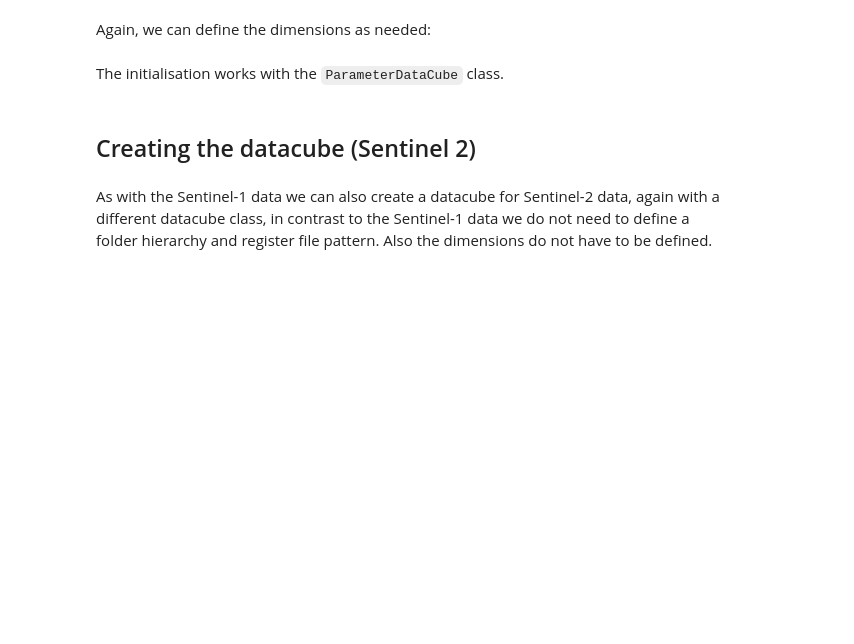
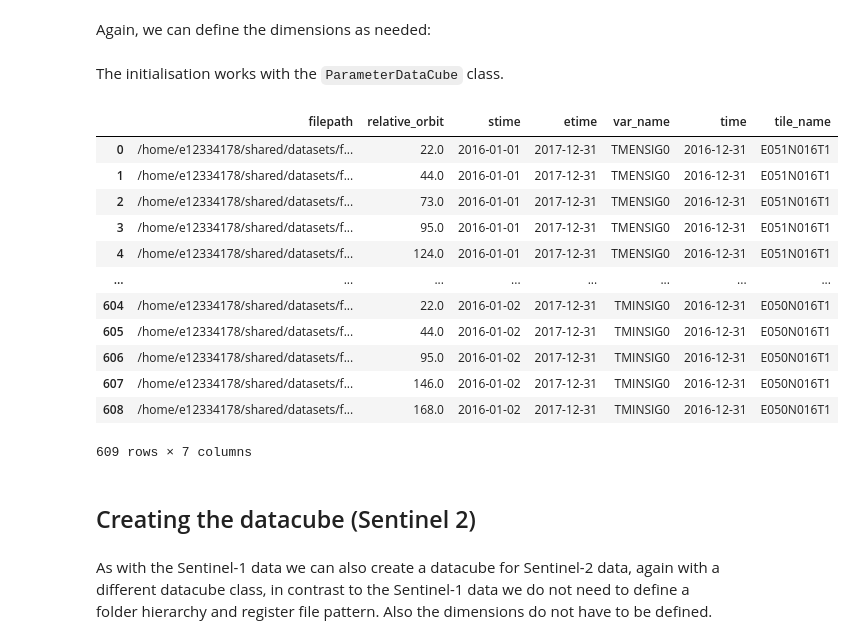
Before and after one commit to nfb2021/mwrs23, a Jupyter notebook: code_chunks_MW_RS.ipynb, the cells around one changed output. Cells and saved outputs as stored; diff of their text form; code cells hidden in the pictures; blank space fills up the shorter version.

Commit message:
data processing pipeline almost established

```diff
--- a/code_chunks_MW_RS.ipynb
+++ b/code_chunks_MW_RS.ipynb
@@ -99,7 +123,9 @@ dc_sig0.inventory
 To create a datacube for the parameter data we have to use a different datacube class. The parameter data can be manage in the same way as SIG0 backscatter data, but it is averaged data per Orbit.
 # %%
 rootpath_params = gen_path + f'sentinel1/parameters/EU010M'
-dir_tree_params = build_smarttree(rootpath_params, folder_hierarchy, register_file_pattern="^[^Q].*.tif")
+dir_tree_params = build_smarttree(rootpath_params,
+                                  folder_hierarchy,
+                                  register_file_pattern="^[^Q].*.tif")
 filepaths_params = dir_tree_params.file_register
 # %% [markdown]
 Again, we can define the dimensions as needed:
@@ -108,8 +134,25 @@ dimensions_params = ["relative_orbit", "tile"]
 # %% [markdown]
 The initialisation works with the `ParameterDataCube` class.
 # %%
-dc_params = ParameterDataCube(filepaths=filepaths_params, dimensions=dimensions_params, filename_class=SgrtFilename, sres=500)
+dc_params = ParameterDataCube(filepaths=filepaths_params,
+                              dimensions=dimensions_params,
+                              filename_class=SgrtFilename,
+                              sres=500)
 dc_params.inventory
+# %% [output]
+|  | filepath | relative_orbit | stime | etime | var_name | time | tile_name |
+| 0 | /home/e12334178/shared/datasets/f... | 22.0 | 2016-01-01 | 2017-12-31 | TMENSIG0 | 2016-12-31 | E051N016T1 |
+| 1 | /home/e12334178/shared/datasets/f... | 44.0 | 2016-01-01 | 2017-12-31 | TMENSIG0 | 2016-12-31 | E051N016T1 |
+| 2 | /home/e12334178/shared/datasets/f... | 73.0 | 2016-01-01 | 2017-12-31 | TMENSIG0 | 2016-12-31 | E051N016T1 |
+| 3 | /home/e12334178/shared/datasets/f... | 95.0 | 2016-01-01 | 2017-12-31 | TMENSIG0 | 2016-12-31 | E051N016T1 |
+| 4 | /home/e12334178/shared/datasets/f... | 124.0 | 2016-01-01 | 2017-12-31 | TMENSIG0 | 2016-12-31 | E051N016T1 |
+| ... | ... | ... | ... | ... | ... | ... | ... |
+| 604 | /home/e12334178/shared/datasets/f... | 22.0 | 2016-01-02 | 2017-12-31 | TMINSIG0 | 2016-12-31 | E050N016T1 |
+| 605 | /home/e12334178/shared/datasets/f... | 44.0 | 2016-01-02 | 2017-12-31 | TMINSIG0 | 2016-12-31 | E050N016T1 |
+| 606 | /home/e12334178/shared/datasets/f... | 95.0 | 2016-01-02 | 2017-12-31 | TMINSIG0 | 2016-12-31 | E050N016T1 |
+| 607 | /home/e12334178/shared/datasets/f... | 146.0 | 2016-01-02 | 2017-12-31 | TMINSIG0 | 2016-12-31 | E050N016T1 |
+| 608 | /home/e12334178/shared/datasets/f... | 168.0 | 2016-01-02 | 2017-12-31 | TMINSIG0 | 2016-12-31 | E050N016T1 |
+609 rows × 7 columns
 # %% [markdown]
 ## Creating the datacube (Sentinel 2)
 # %% [markdown]
```
Also changed, not shown: parts of 51 cells of this notebook, 33 other files.
